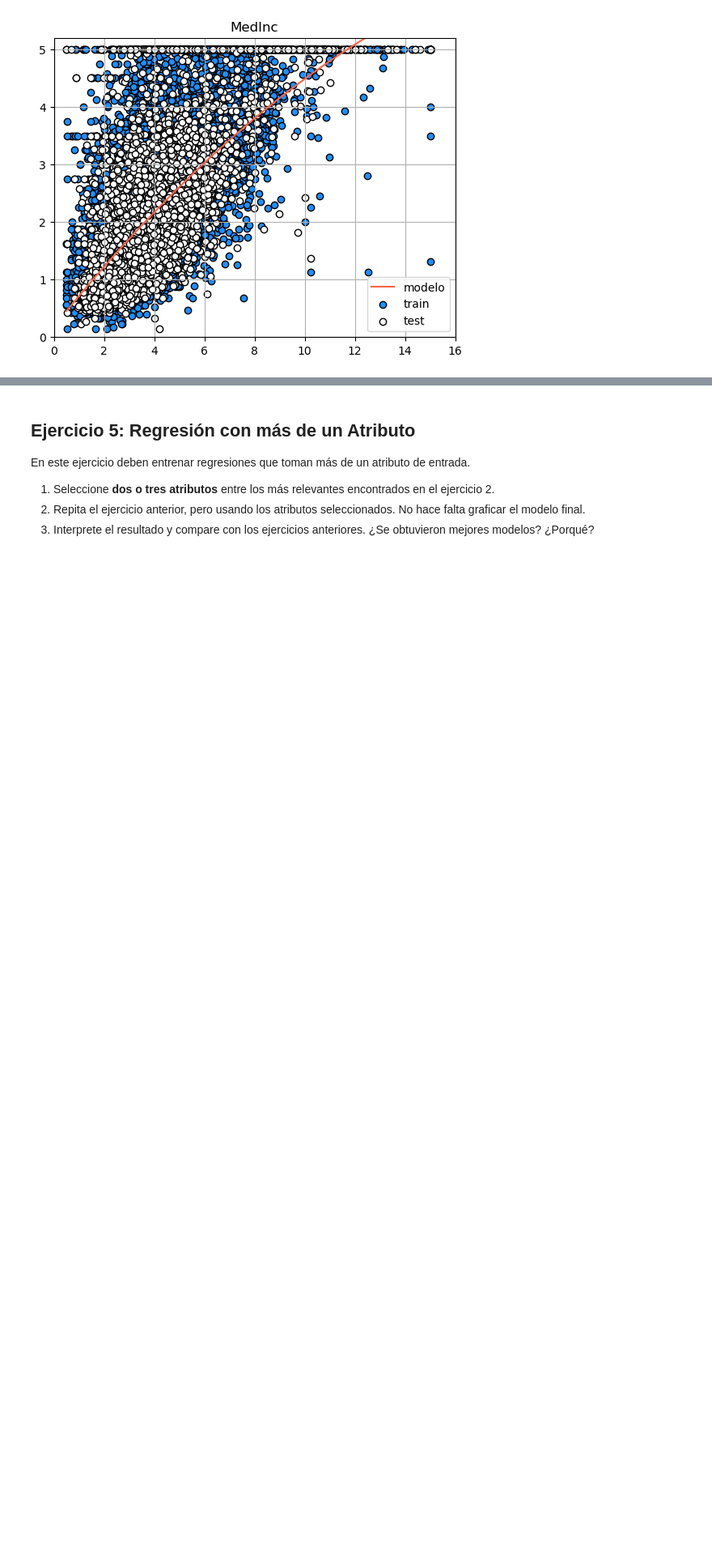
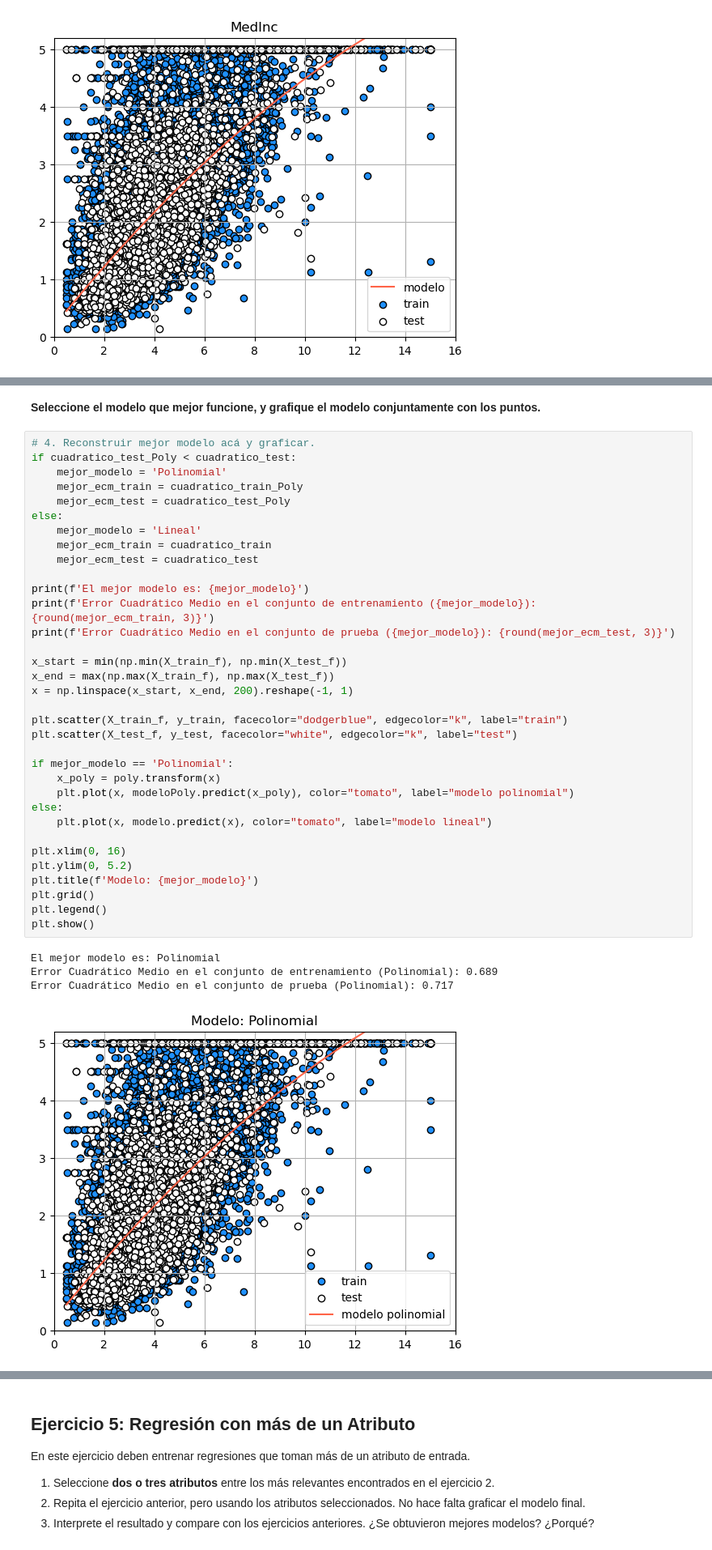
Before and after one commit to Stutz-Sebas/IntroduccionAprendizajeAutomatico, a Jupyter notebook: Lab 1.ipynb, the cells around one changed output, grey strips where cells are left out. Shown at 81% size. Saved outputs shown, nothing was run; the diff lists cells and outputs as text; blank space fills up the shorter version.

```diff
--- a/Lab 1.ipynb
+++ b/Lab 1.ipynb
@@ -292,0 +299,41 @@ plt.show()
+# %% [markdown]
+<b>Seleccione el modelo que mejor funcione, y grafique el modelo conjuntamente con los puntos.</b>
+# %%
+# 4. Reconstruir mejor modelo acá y graficar.
+if cuadratico_test_Poly < cuadratico_test:
+    mejor_modelo = 'Polinomial'
+    mejor_ecm_train = cuadratico_train_Poly
+    mejor_ecm_test = cuadratico_test_Poly
+else:
+    mejor_modelo = 'Lineal'
+    mejor_ecm_train = cuadratico_train
+    mejor_ecm_test = cuadratico_test
+
+print(f'El mejor modelo es: {mejor_modelo}')
+print(f'Error Cuadrático Medio en el conjunto de entrenamiento ({mejor_modelo}): {round(mejor_ecm_train, 3)}')
+print(f'Error Cuadrático Medio en el conjunto de prueba ({mejor_modelo}): {round(mejor_ecm_test, 3)}')
+
+x_start = min(np.min(X_train_f), np.min(X_test_f))
+x_end = max(np.max(X_train_f), np.max(X_test_f))
+x = np.linspace(x_start, x_end, 200).reshape(-1, 1)
+
+plt.scatter(X_train_f, y_train, facecolor="dodgerblue", edgecolor="k", label="train")
+plt.scatter(X_test_f, y_test, facecolor="white", edgecolor="k", label="test")
+
+if mejor_modelo == 'Polinomial':
+    x_poly = poly.transform(x)
+    plt.plot(x, modeloPoly.predict(x_poly), color="tomato", label="modelo polinomial")
+else:
+    plt.plot(x, modelo.predict(x), color="tomato", label="modelo lineal")
+
+plt.xlim(0, 16)
+plt.ylim(0, 5.2)
+plt.title(f'Modelo: {mejor_modelo}')
+plt.grid()
+plt.legend()
+plt.show()
+# %% [output]
+El mejor modelo es: Polinomial
+Error Cuadrático Medio en el conjunto de entrenamiento (Polinomial): 0.689
+Error Cuadrático Medio en el conjunto de prueba (Polinomial): 0.717
+[figure, added]
```
Also changed, not shown: parts of 24 cells of this notebook.
